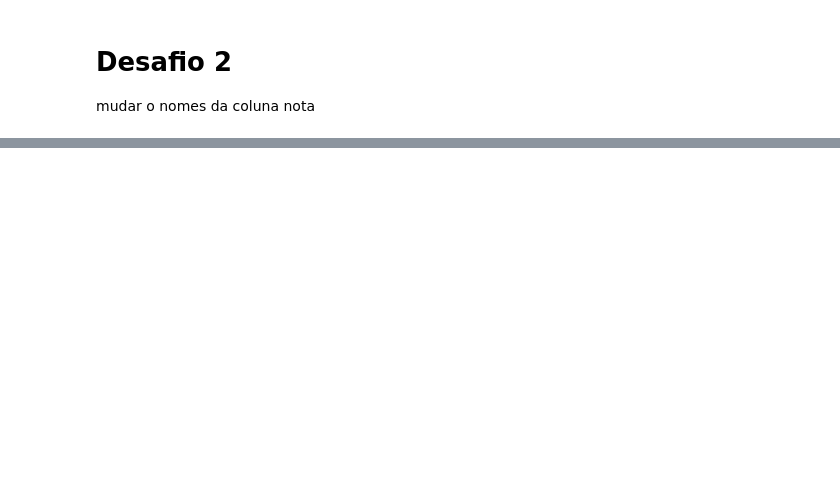
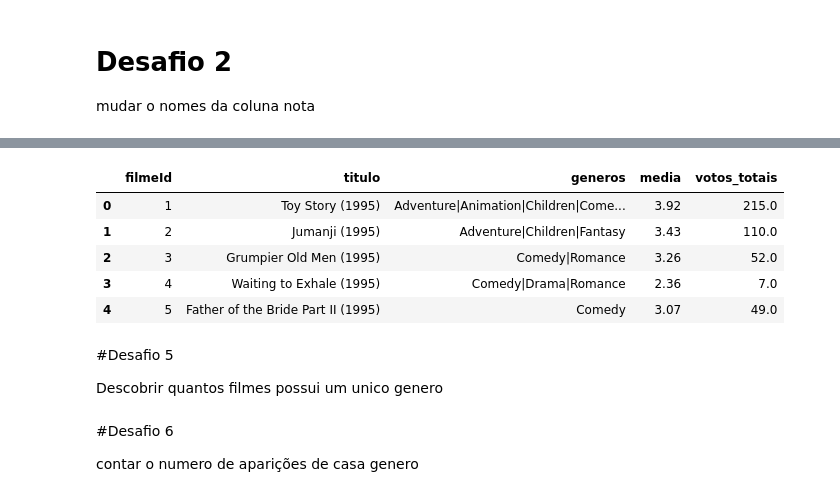
Before and after one commit to RobsonCrLira/QuarentenaDadosAlura, a Jupyter notebook: Aula1.ipynb, the cells around one changed output, grey strips where cells are left out. Cells and saved outputs as stored; diff of their text form; code cells hidden in the pictures; blank space fills up the shorter version.

```diff
--- a/Aula1.ipynb
+++ b/Aula1.ipynb
@@ -73,0 +150,16 @@ mudar o nomes da coluna nota
+# %%
+for valor in filmes['media'].values:
+  filmes['media'] = round(filmes['media'],2)
+# %%
+filmes.head()
+# %% [output]
+|  | filmeId | titulo | generos | media | votos_totais |
+| 0 | 1 | Toy Story (1995) | Adventure|Animation|Children|Come... | 3.92 | 215.0 |
+| 1 | 2 | Jumanji (1995) | Adventure|Children|Fantasy | 3.43 | 110.0 |
+| 2 | 3 | Grumpier Old Men (1995) | Comedy|Romance | 3.26 | 52.0 |
+| 3 | 4 | Waiting to Exhale (1995) | Comedy|Drama|Romance | 2.36 | 7.0 |
+| 4 | 5 | Father of the Bride Part II (1995) | Comedy | 3.07 | 49.0 |
+# %% [markdown]
+#Desafio 5
+
+Descobrir quantos filmes possui um unico genero
@@ -73,0 +175,4 @@ mudar o nomes da coluna nota
+# %% [markdown]
+#Desafio 6
+
+contar o numero de aparições de casa genero
```
Also changed, not shown: parts of 18 cells of this notebook.
